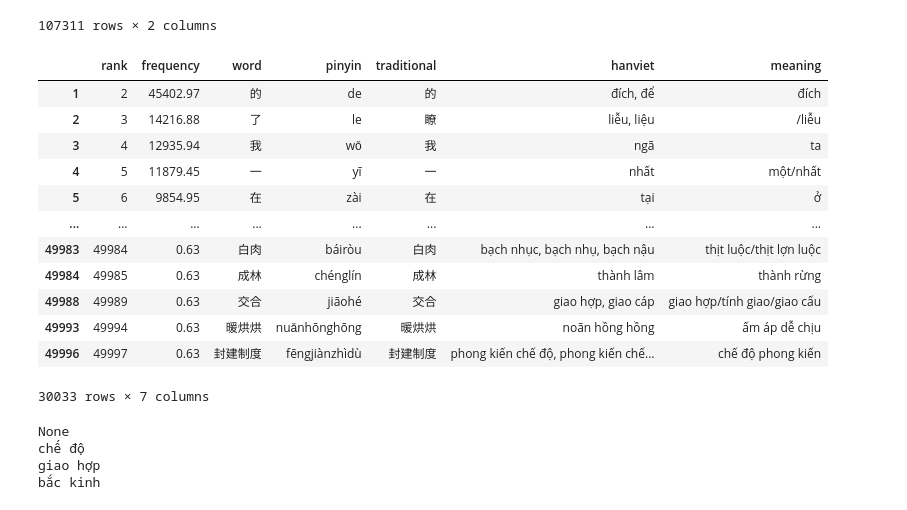
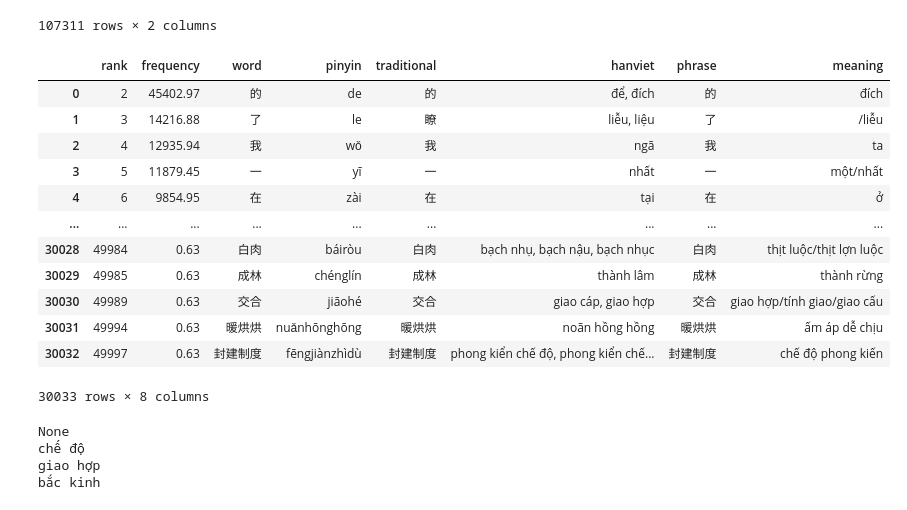
Before and after one commit to ryanphung/chinese-hanviet-cognates, a Jupyter notebook: chinese-hanviet.ipynb, the cells around one changed output. Drawn from its saved outputs; the diff is of its cells as text; code cells hidden in the pictures.

Commit message:
Use phienam.txt in addition to Thieu Chuu for more complete Han Viet sound (to resolve where some characters only exist in Thieu Chuu as non-standard variant)

```diff
--- a/chinese-hanviet.ipynb
+++ b/chinese-hanviet.ipynb
@@ -68,0 +70,5 @@ df_chars
+# %%
+# read phienam.txt
+
+df_chars_phienam = pd.read_csv('inputs/phienam.txt', sep=r'=', names=['character', 'hanviet'])
+df_chars_phienam
@@ -68,0 +89,5 @@ df_chars
+# %%
+# merge the 2 sources of Han Viet sounds
+
+df_chars = df_chars_thieuchuu.merge(df_chars_phienam, on='character', how='outer', suffixes=('_thieuchuu', '_phienam'))
+df_chars
@@ -68,0 +108,17 @@ df_chars
+# %%
+import math
+
+def is_empty_string_or_nan(a):
+    return not a or (isinstance(a, float) and math.isnan(a))
+
+def merge_list(a, b):
+    return ', '.join(list(set(
+        ([] if is_empty_string_or_nan(a) else str(a).split(', ')) +
+        ([] if is_empty_string_or_nan(b) else str(b).split(', '))
+    )))
+
+print(merge_list('đinh, chênh', 'đinh'))
+print(merge_list(None, 'hoa'))
+print(merge_list('hoa', None))
+print(merge_list(None, None))
+print(merge_list('hoa', float('NaN')))
@@ -68,0 +131,4 @@ df_chars
+# %%
+df_chars['hanviet'] = df_chars.progress_apply(lambda x:merge_list(x['hanviet_thieuchuu'], x['hanviet_phienam']), axis=1)
+df_chars = df_chars.drop(columns=['hanviet_thieuchuu', 'hanviet_phienam'])
+df_chars
@@ -206,22 +290,22 @@ df_vietphrases
 | 107310 | 龟 | quy |
 107311 rows × 2 columns
 # %%
-df_chinese_words_with_hanviet_and_meaning = df_chinese_words_with_hanviet.join(df_vietphrases.set_index('phrase'), on='word', how='inner')
+df_chinese_words_with_hanviet_and_meaning = df_chinese_words_with_hanviet.merge(df_vietphrases, left_on='word', right_on='phrase', how='inner')
 df_chinese_words_with_hanviet_and_meaning
 # %% [output]
-|  | rank | frequency | word | pinyin | traditional | hanviet | meaning |
-| 1 | 2 | 45402.97 | 的 | de | 的 | đích, để | đích |
-| 2 | 3 | 14216.88 | 了 | le | 瞭 | liễu, liệu | /liễu |
-| 3 | 4 | 12935.94 | 我 | wǒ | 我 | ngã | ta |
-| 4 | 5 | 11879.45 | 一 | yī | 一 | nhất | một/nhất |
-| 5 | 6 | 9854.95 | 在 | zài | 在 | tại | ở |
-| ... | ... | ... | ... | ... | ... | ... | ... |
-| 49983 | 49984 | 0.63 | 白肉 | báiròu | 白肉 | bạch nhục, bạch nhụ, bạch nậu | thịt luộc/thịt lợn luộc |
-| 49984 | 49985 | 0.63 | 成林 | chénglín | 成林 | thành lâm | thành rừng |
-| 49988 | 49989 | 0.63 | 交合 | jiāohé | 交合 | giao hợp, giao cáp | giao hợp/tính giao/giao cấu |
-| 49993 | 49994 | 0.63 | 暖烘烘 | nuǎnhōnghōng | 暖烘烘 | noãn hồng hồng | ấm áp dễ chịu |
-| 49996 | 49997 | 0.63 | 封建制度 | fēngjiànzhìdù | 封建制度 | phong kiến chế độ, phong kiến chế... | chế độ phong kiến |
+|  | rank | frequency | word | pinyin | traditional | hanviet | phrase | meaning |
+| 0 | 2 | 45402.97 | 的 | de | 的 | để, đích | 的 | đích |
+| 1 | 3 | 14216.88 | 了 | le | 瞭 | liễu, liệu | 了 | /liễu |
+| 2 | 4 | 12935.94 | 我 | wǒ | 我 | ngã | 我 | ta |
+| 3 | 5 | 11879.45 | 一 | yī | 一 | nhất | 一 | một/nhất |
+| 4 | 6 | 9854.95 | 在 | zài | 在 | tại | 在 | ở |
+| ... | ... | ... | ... | ... | ... | ... | ... | ... |
+| 30028 | 49984 | 0.63 | 白肉 | báiròu | 白肉 | bạch nhụ, bạch nậu, bạch nhục | 白肉 | thịt luộc/thịt lợn luộc |
+| 30029 | 49985 | 0.63 | 成林 | chénglín | 成林 | thành lâm | 成林 | thành rừng |
+| 30030 | 49989 | 0.63 | 交合 | jiāohé | 交合 | giao cáp, giao hợp | 交合 | giao hợp/tính giao/giao cấu |
+| 30031 | 49994 | 0.63 | 暖烘烘 | nuǎnhōnghōng | 暖烘烘 | noãn hồng hồng | 暖烘烘 | ấm áp dễ chịu |
+| 30032 | 49997 | 0.63 | 封建制度 | fēngjiànzhìdù | 封建制度 | phong kiển chế độ, phong kiển chế... | 封建制度 | chế độ phong kiến |
-30033 rows × 7 columns
+30033 rows × 8 columns
 # %%
 # Function to find if the Han Viet sounds match a word in the meaning
 
```
Also changed, not shown: parts of 14 cells of this notebook, 3 other files.
